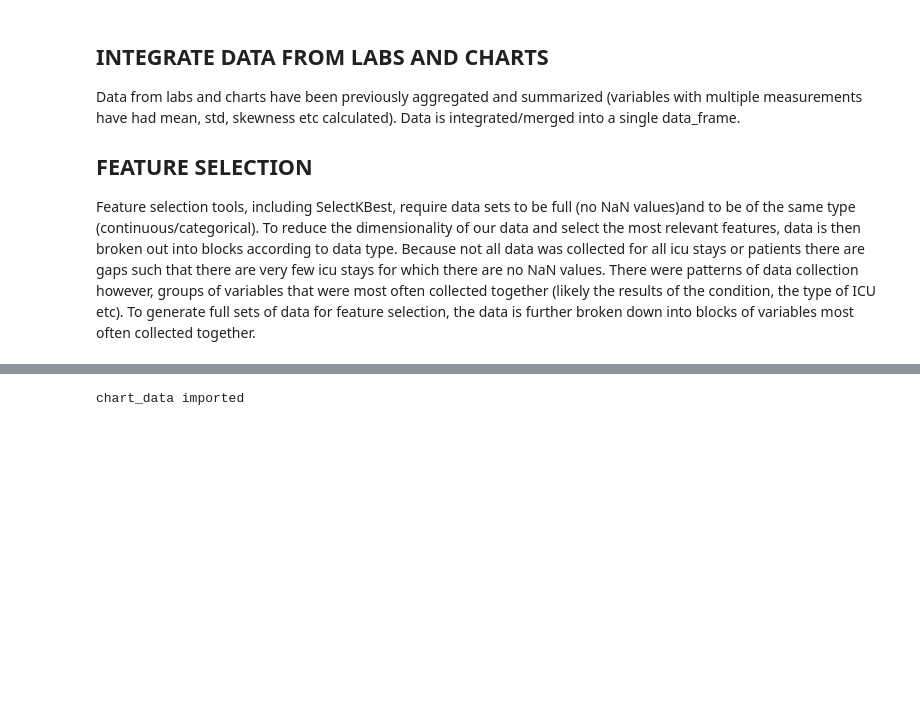
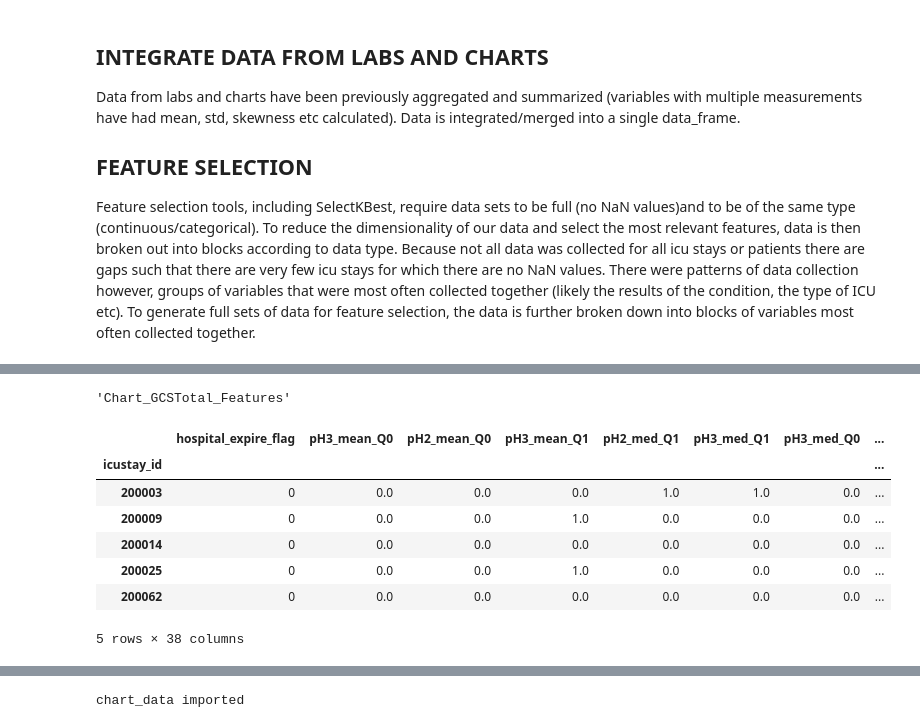
Before and after one commit to RJBeetel3/mimic3_analysis, a Jupyter notebook: ICU_MORTALITY_FIRST24.ipynb, the cells around one changed output, grey strips where cells are left out. Saved outputs shown, nothing was run; the diff lists cells and outputs as text; code cells hidden in the pictures; blank space fills up the shorter version.

```diff
--- a/ICU_MORTALITY_FIRST24.ipynb
+++ b/ICU_MORTALITY_FIRST24.ipynb
@@ -33,3 +34,12 @@ Data from labs and charts have been previously aggregated and summarized (variab
 
 ## FEATURE SELECTION
 Feature selection tools, including SelectKBest, require data sets to be full (no NaN values)and to be of the same type (continuous/categorical). To reduce the dimensionality of our data and select the most relevant features, data is then broken out into blocks according to data type. Because not all data was collected for all icu stays or patients there are gaps such that there are very few icu stays for which there are no NaN values. There were patterns of data collection however, groups of variables that were most often collected together (likely the results of the condition, the type of ICU etc). To generate full sets of data for feature selection, the data is further broken down into blocks of variables most often collected together.
+# %%
+features_dir = os.getcwd() + '/features/'
+display(features_dir)
+monkey = os.listdir(features_dir)
+feature_files = [x for x in monkey if '.csv' in x]
+display(feature_files )
+features_dict = {}
+for name in feature_files:
+    features_dict[name.split('.')[0]] = pd.DataFrame.from_csv(features_dir + name)
@@ -35,0 +55,14 @@ Feature selection tools, including SelectKBest, require data sets to be full (no
+# %%
+key = features_dict.keys()[5]
+display(key)
+features_dict[key].head()
+# %% [output]
+'Chart_GCSTotal_Features'
+|  | hospital_expire_flag | pH3_mean_Q0 | pH2_mean_Q0 | pH3_mean_Q1 | pH2_med_Q1 | pH3_med_Q1 | pH3_med_Q0 | ... |
+| icustay_id |  |  |  |  |  |  |  | ... |
+| 200003 | 0 | 0.0 | 0.0 | 0.0 | 1.0 | 1.0 | 0.0 | ... |
+| 200009 | 0 | 0.0 | 0.0 | 1.0 | 0.0 | 0.0 | 0.0 | ... |
+| 200014 | 0 | 0.0 | 0.0 | 0.0 | 0.0 | 0.0 | 0.0 | ... |
+| 200025 | 0 | 0.0 | 0.0 | 1.0 | 0.0 | 0.0 | 0.0 | ... |
+| 200062 | 0 | 0.0 | 0.0 | 0.0 | 0.0 | 0.0 | 0.0 | ... |
+5 rows × 38 columns
```
Also changed, not shown: parts of 5 cells of this notebook, 3 other files.
